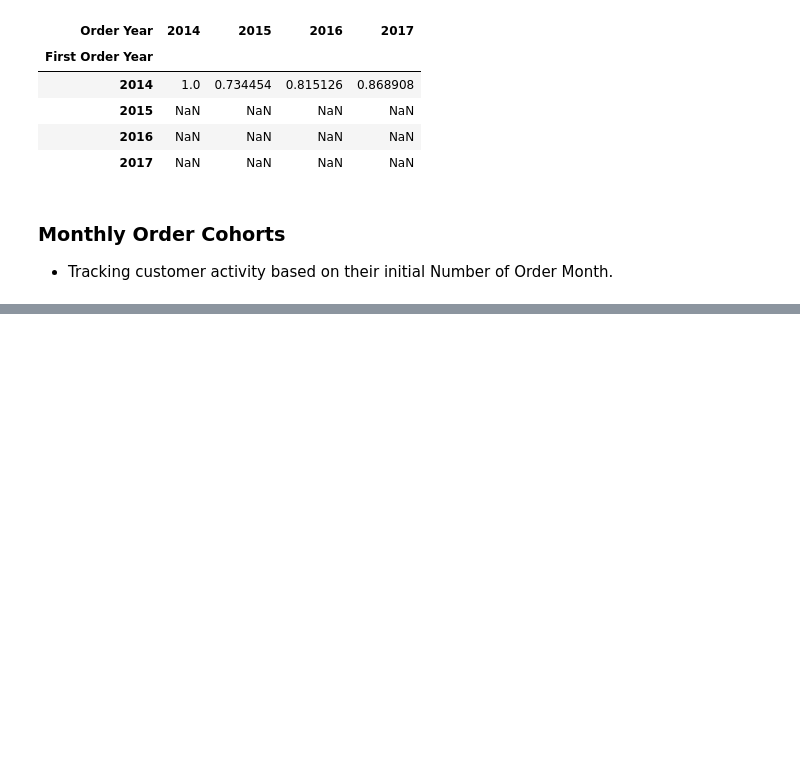
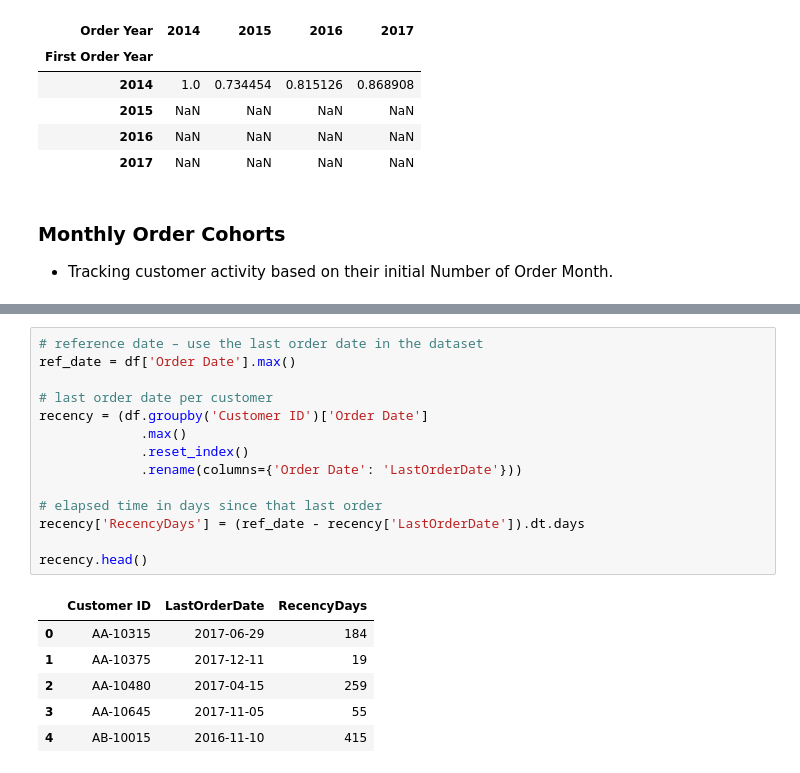
Before and after one commit to MarcelNazare/Superstore-Sales-Project, a Jupyter notebook: python/notebooks/statistical_analysis.ipynb, the cells around one changed output, grey strips where cells are left out. Cells and saved outputs as stored; diff of their text form; blank space fills up the shorter version.

```diff
--- a/python/notebooks/statistical_analysis.ipynb
+++ b/python/notebooks/statistical_analysis.ipynb
@@ -475,0 +481,21 @@ Retention rate by monthly cohort:
+# %%
+# reference date – use the last order date in the dataset
+ref_date = df['Order Date'].max()
+
+# last order date per customer
+recency = (df.groupby('Customer ID')['Order Date']
+             .max()
+             .reset_index()
+             .rename(columns={'Order Date': 'LastOrderDate'}))
+
+# elapsed time in days since that last order
+recency['RecencyDays'] = (ref_date - recency['LastOrderDate']).dt.days
+
+recency.head()
+# %% [output]
+|  | Customer ID | LastOrderDate | RecencyDays |
+| 0 | AA-10315 | 2017-06-29 | 184 |
+| 1 | AA-10375 | 2017-12-11 | 19 |
+| 2 | AA-10480 | 2017-04-15 | 259 |
+| 3 | AA-10645 | 2017-11-05 | 55 |
+| 4 | AB-10015 | 2016-11-10 | 415 |
```
Also changed, not shown: parts of 5 cells of this notebook.
